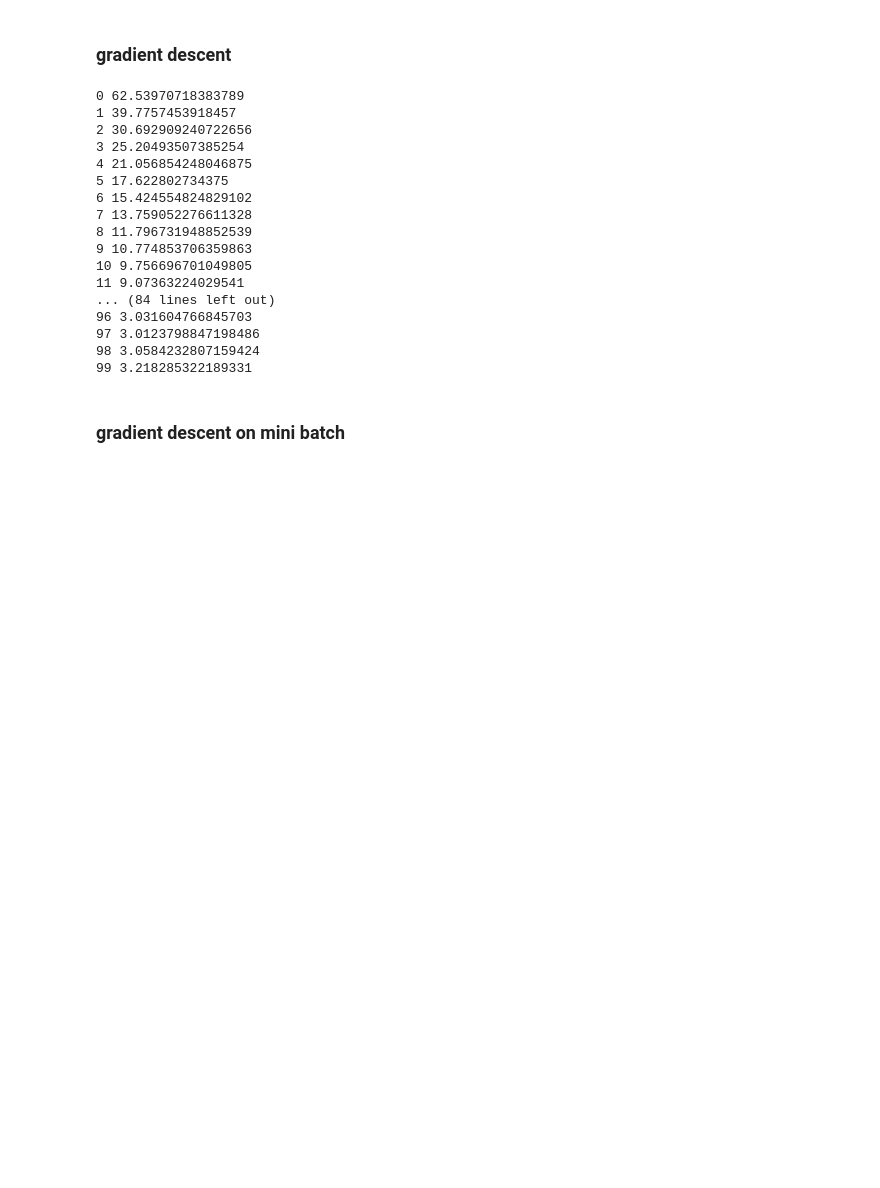
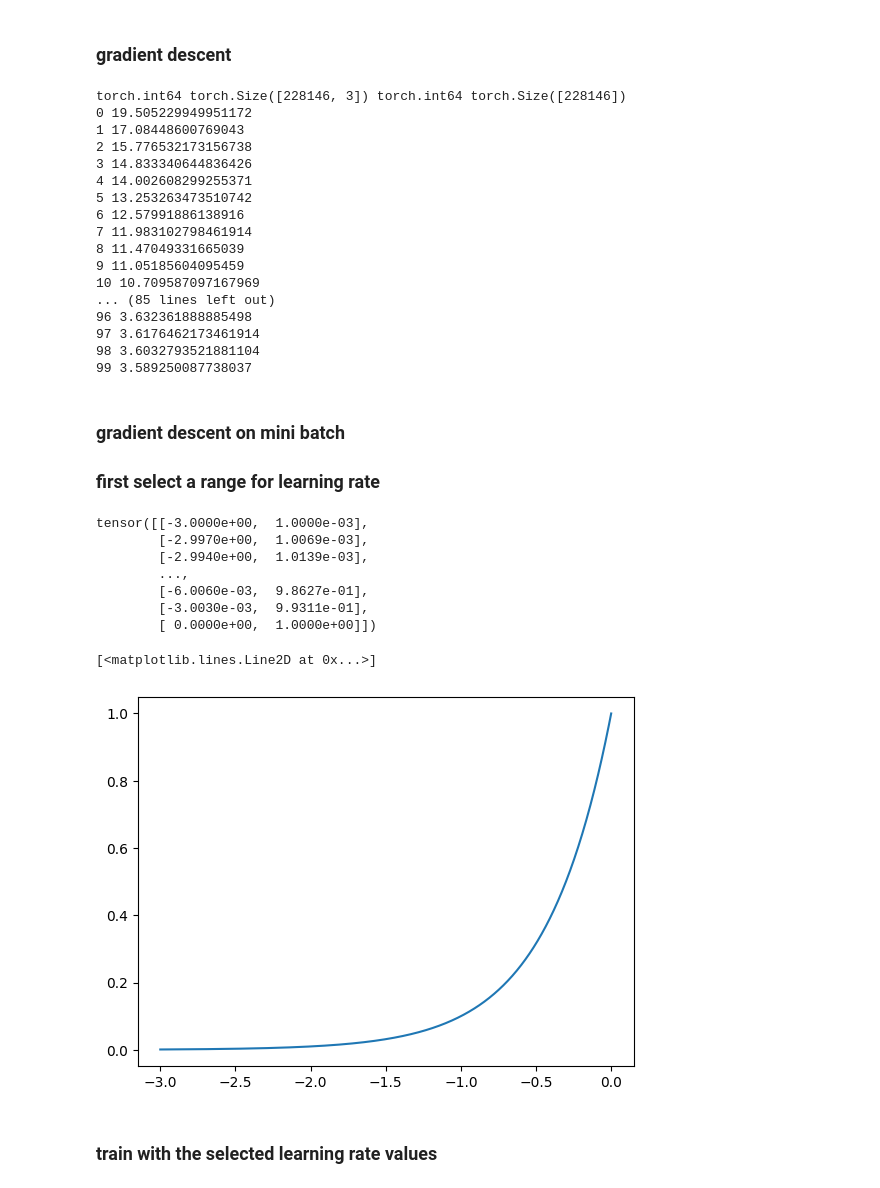
Before and after one commit to rajmadhan/deeplearning, a Jupyter notebook: makemore/mlp.ipynb, the cells around one changed output. Saved outputs shown, nothing was run; the diff lists cells and outputs as text; code cells hidden in the pictures; blank space fills up the shorter version.

Commit message:
fixed the problem with model training with MLP

```diff
--- a/makemore/mlp.ipynb
+++ b/makemore/mlp.ipynb
@@ -207,9 +192,10 @@ for p in parameters:
 ### gradient descent
 # %%
 lr = 0.1
+X, Y = build_dataset(words)
 for epoch in range(100):
     emb = C[X]
-    h = emb.view(-1, 6) @ W1 + b1
+    h = torch.tanh(emb.view(-1, 6) @ W1 + b1)
     logits = h @ W2 + b2
     loss = F.cross_entropy(logits, Y)
     print(epoch, loss.item())
@@ -221,22 +207,38 @@ for epoch in range(100):
     for p in parameters:
         p.data -= lr * p.grad
 # %% [output]
-0 62.53970718383789
-1 39.7757453918457
-2 30.692909240722656
-3 25.20493507385254
-4 21.056854248046875
-5 17.622802734375
-6 15.424554824829102
-7 13.759052276611328
-8 11.796731948852539
-9 10.774853706359863
-10 9.756696701049805
-11 9.07363224029541
-... (84 lines left out)
-96 3.031604766845703
-97 3.0123798847198486
-98 3.0584232807159424
-99 3.218285322189331
+torch.int64 torch.Size([228146, 3]) torch.int64 torch.Size([228146])
+0 19.505229949951172
+1 17.08448600769043
+2 15.776532173156738
+3 14.833340644836426
+4 14.002608299255371
+5 13.253263473510742
+6 12.57991886138916
+7 11.983102798461914
+8 11.47049331665039
+9 11.05185604095459
+10 10.709587097167969
+... (85 lines left out)
+96 3.632361888885498
+97 3.6176462173461914
+98 3.6032793521881104
+99 3.589250087738037
 # %% [markdown]
 ### gradient descent on mini batch
+### first select a range for learning rate
+# %%
+lre = torch.linspace(torch.log10(torch.tensor(0.001)), torch.log10(torch.tensor(1.0)), 1000)
+lrs = 10**lre
+print(torch.vstack((lre, lrs)).transpose(1, 0))
+plt.plot(lre, lrs)
+# %% [output]
+tensor([[-3.0000e+00,  1.0000e-03],
+        [-2.9970e+00,  1.0069e-03],
+        [-2.9940e+00,  1.0139e-03],
+        ...,
+        [-6.0060e-03,  9.8627e-01],
+        [-3.0030e-03,  9.9311e-01],
+        [ 0.0000e+00,  1.0000e+00]])
+[<matplotlib.lines.Line2D at 0x...>]
+[figure, added]
@@ -243 +255,3 @@ for epoch in range(100):
+# %% [markdown]
+### train with the selected learning rate values
 # %%
```
Also changed, not shown: parts of 33 cells of this notebook.
